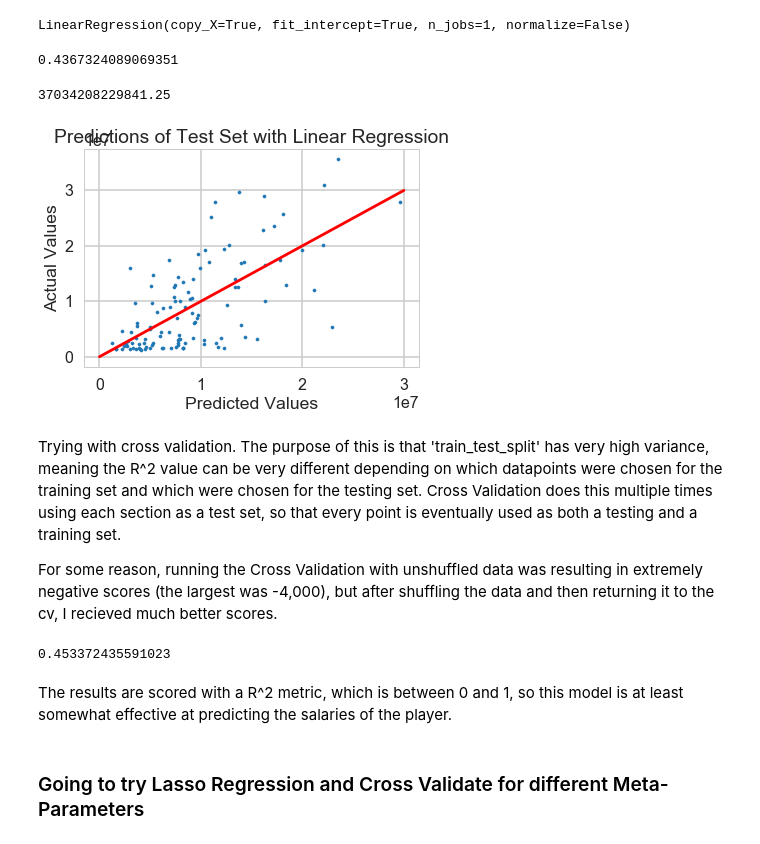
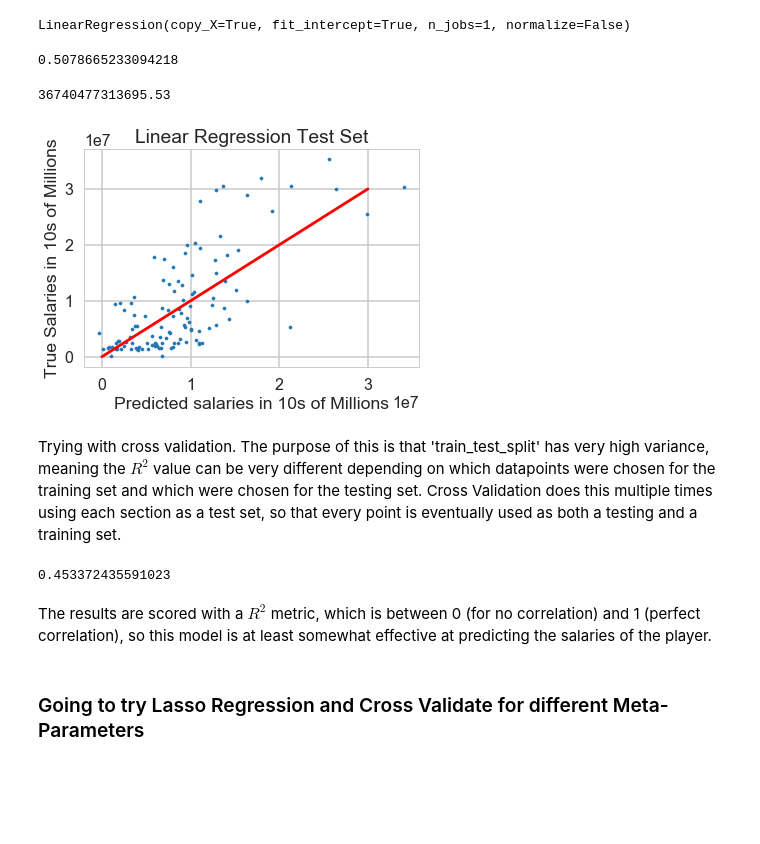
Before and after one commit to alvarojhu/Capstone1, a Jupyter notebook: Machine Learning.ipynb, the cells around one changed output. Cells and saved outputs as stored; diff of their text form; code cells hidden in the pictures; blank space fills up the shorter version.

```diff
--- a/Machine Learning.ipynb
+++ b/Machine Learning.ipynb
@@ -242,0 +256,2 @@ These "flat floors" where the fitted value is predicted to be higher than the ac
+# %%
+shuffled = stats2018.sample(frac = 1, random_state =5)
@@ -242,0 +260,2 @@ These "flat floors" where the fitted value is predicted to be higher than the ac
+# %%
+X_train, X_test, y_train, y_test = model_selection.train_test_split(shuffled[['G','AST','WS','AST%','PS/G']], shuffled['2018-19'], test_size=0.3, random_state=42)
@@ -243,7 +290,8 @@ These "flat floors" where the fitted value is predicted to be higher than the ac
 # %% [markdown]
 ### Using a Linear Regression model with the 5 features used in last OLS
 # %%
-X = stats2018[['G', 'AST', 'PS/G', 'WS' ,'AST%']]
+X = shuffled[['G', 'AST', 'PS/G', 'WS' ,'AST%']]
+target2 = shuffled['2018-19']
 # %%
 from sklearn import linear_model
 from sklearn import model_selection
@@ -251,7 +299,7 @@ from sklearn import model_selection
 reg = linear_model.LinearRegression()
 #cv_results = cross_validation.cross_val_score(reg, X, target, cv = 5)
 # %%
-X_train, X_test, y_train, y_test = model_selection.train_test_split(X, target, test_size = 0.3, random_state = 4)
+X_train, X_test, y_train, y_test = model_selection.train_test_split(X, target2, test_size = 0.3, random_state = 42)
 # %%
 reg.fit(X_train, y_train)
 # %% [output]
@@ -261,21 +309,19 @@ y_pred = reg.predict(X_test).reshape(-1,1)
 # %%
 reg.score(X_test, y_test)
 # %% [output]
-0.4367324089069351
+0.5078665233094218
 # %%
 MSE_lin = metrics.mean_squared_error(y_pred, y_test)
 MSE_lin
 # %% [output]
-37034208229841.25
+36740477313695.53
 # %%
 _ = plt.scatter(y_pred, y_test, s = 10)
-_ = plt.xlabel('Predicted Values')
-_ = plt.ylabel('Actual Values')
-_ = plt.title('Predictions of Test Set with Linear Regression')
+_ = plt.xlabel('Predicted salaries in 10s of Millions')
+_ = plt.ylabel('True Salaries in 10s of Millions')
+_ = plt.title('Linear Regression Test Set')
 _ = plt.plot([0,3e7],[0,3e7], color = 'r')
 # %% [output]
-[figure, old version]
+[figure, new version]
 # %% [markdown]
-Trying with cross validation. The purpose of this is that 'train_test_split' has very high variance, meaning the R^2 value can be very different depending on which datapoints were chosen for the training set and which were chosen for the testing set. Cross Validation does this multiple times using each section as a test set, so that every point is eventually used as both a testing and a training set.
-
-For some reason, running the Cross Validation with unshuffled data was resulting in extremely negative scores (the largest was -4,000), but after shuffling the data and then returning it to the cv, I recieved much better scores.
+Trying with cross validation. The purpose of this is that 'train_test_split' has very high variance, meaning the $R^2$ value can be very different depending on which datapoints were chosen for the training set and which were chosen for the testing set. Cross Validation does this multiple times using each section as a test set, so that every point is eventually used as both a testing and a training set.
@@ -290,7 +331,7 @@ cv_results.mean()
 # %% [output]
 0.453372435591023
 # %% [markdown]
-The results are scored with a R^2 metric, which is between 0 and 1, so this model is at least somewhat effective at predicting the salaries of the player.
+The results are scored with a $R^2$ metric, which is between 0 (for no correlation) and 1 (perfect correlation), so this model is at least somewhat effective at predicting the salaries of the player.
 # %% [markdown]
 ### Going to try Lasso Regression and Cross Validate for different Meta-Parameters
 # %%
```
Also changed, not shown: parts of 90 cells of this notebook.
